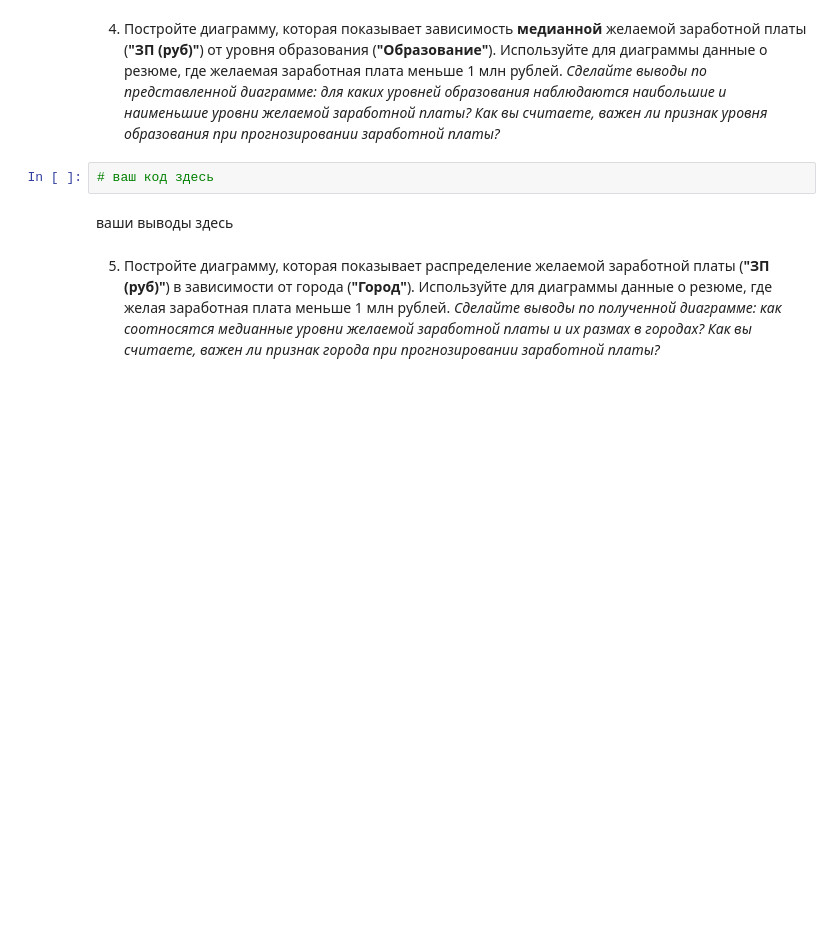
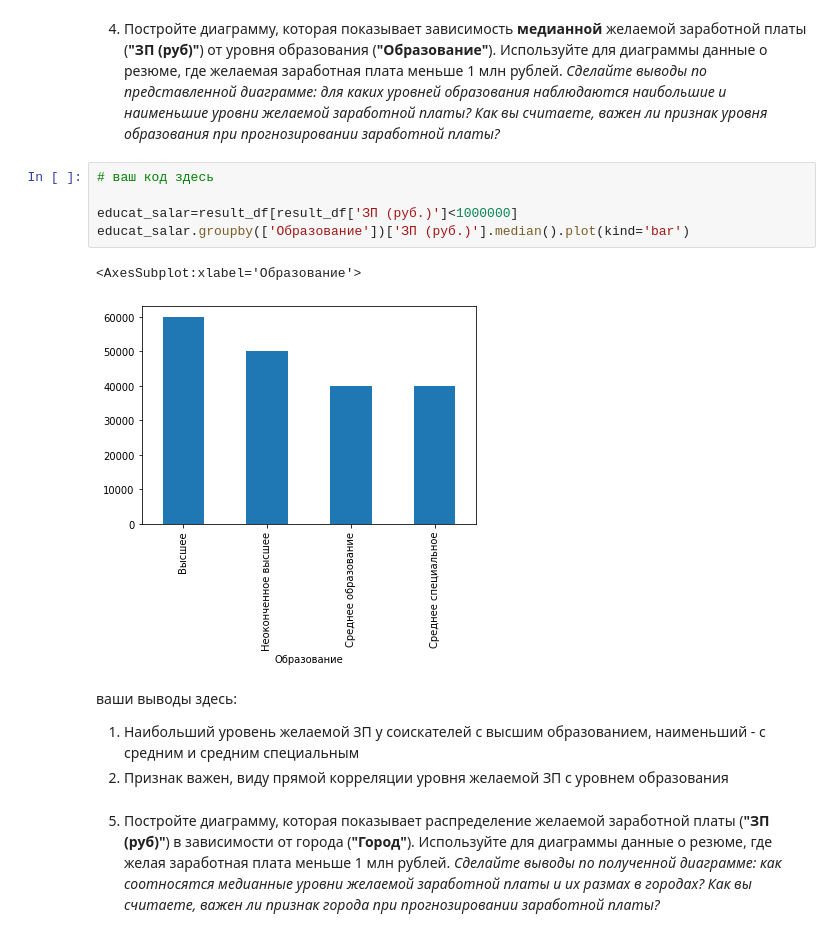
Before and after one commit to IlyaBer/ds_learning, a Jupyter notebook: project_1/Ноутбук-шаблон Project 1.ipynb, the cells around one changed output. Cells and saved outputs as stored; diff of their text form; blank space fills up the shorter version.

```diff
--- a/project_1/Ноутбук-шаблон Project 1.ipynb
+++ b/project_1/Ноутбук-шаблон Project 1.ipynb
@@ -574,8 +720,16 @@ result_df['ЗП (руб.)'].median()
 *Сделайте выводы по представленной диаграмме: для каких уровней образования наблюдаются наибольшие и наименьшие уровни желаемой заработной платы? Как вы считаете, важен ли признак уровня образования при прогнозировании заработной платы?*
 # %%
 # ваш код здесь
+
+educat_salar=result_df[result_df['ЗП (руб.)']<1000000]
+educat_salar.groupby(['Образование'])['ЗП (руб.)'].median().plot(kind='bar')
+# %% [output]
+<AxesSubplot:xlabel='Образование'>
+[figure, added]
 # %% [markdown]
-ваши выводы здесь
+ваши выводы здесь:
+1. Наибольший уровень желаемой ЗП у соискателей с высшим образованием, наименьший - с средним и средним специальным
+2. Признак важен, виду прямой корреляции уровня желаемой ЗП с уровнем образования
 # %% [markdown]
 5. Постройте диаграмму, которая показывает распределение желаемой заработной платы (**"ЗП (руб)"**) в зависимости от города (**"Город"**). Используйте для диаграммы данные о резюме, где желая заработная плата меньше 1 млн рублей.
 *Сделайте выводы по полученной диаграмме: как соотносятся медианные уровни желаемой заработной платы и их размах в городах? Как вы считаете, важен ли признак города при прогнозировании заработной платы?*
```
Also changed, not shown: parts of 23 cells of this notebook.
